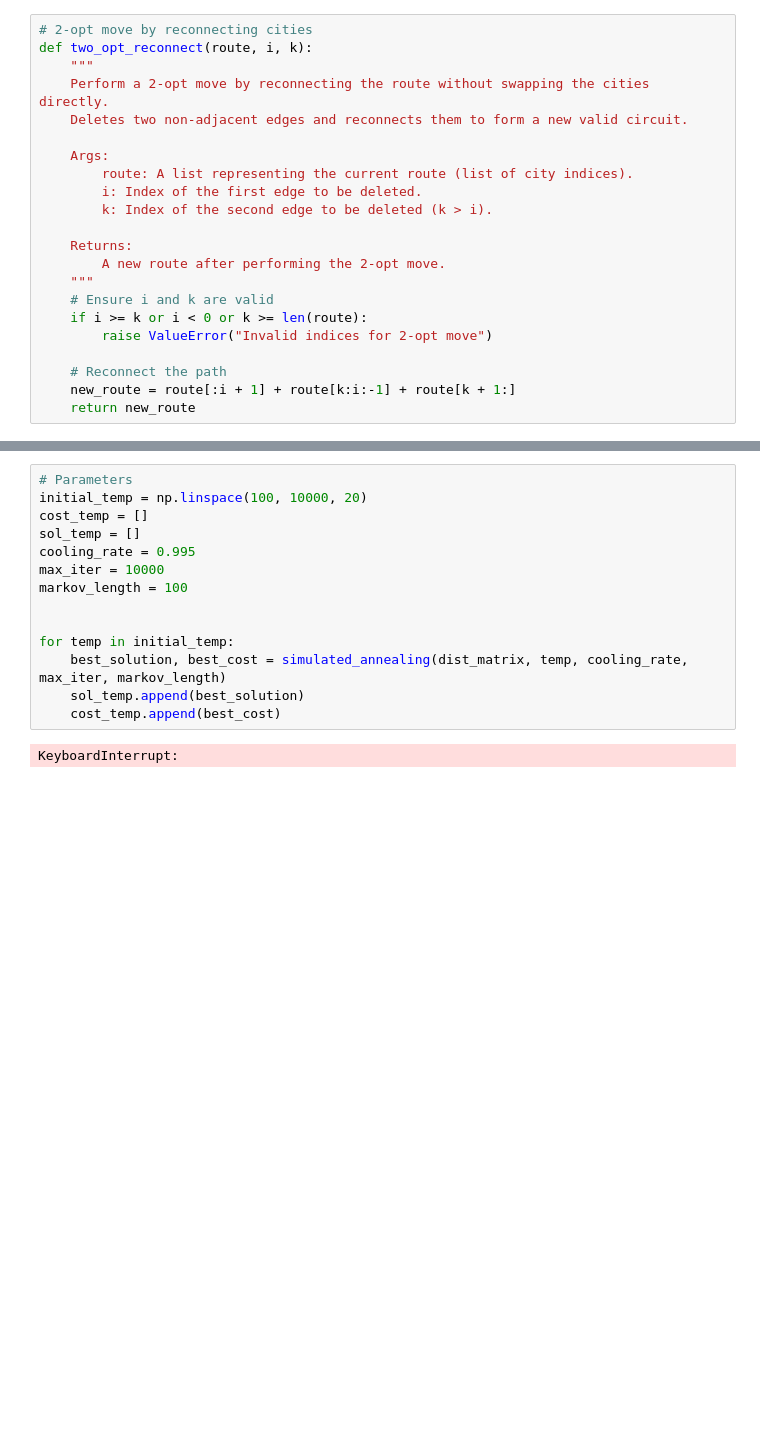
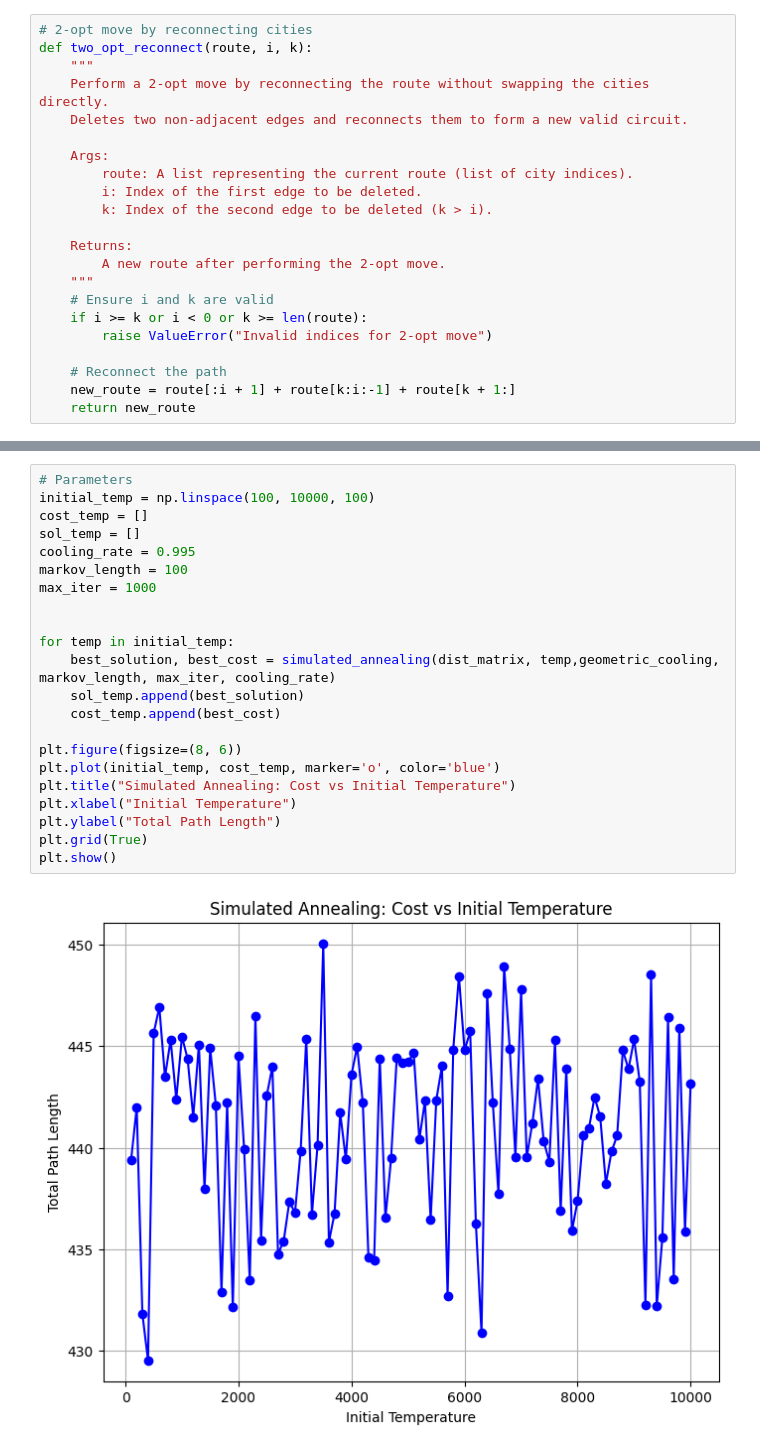
Before and after one commit to yoadvp-bit/Stochastic-simulations, a Jupyter notebook: assignment3.ipynb, the cells around one changed output, grey strips where cells are left out. Saved outputs shown, nothing was run; the diff lists cells and outputs as text; blank space fills up the shorter version.

```diff
--- a/assignment3.ipynb
+++ b/assignment3.ipynb
@@ -159,16 +184,24 @@ plot_tsp_path(coord, best_solution)
 # %%
 # Parameters
-initial_temp = np.linspace(100, 10000, 20)
+initial_temp = np.linspace(100, 10000, 100)
 cost_temp = []
 sol_temp = []
 cooling_rate = 0.995
-max_iter = 10000
 markov_length = 100
+max_iter = 1000
 
 
 for temp in initial_temp:
-    best_solution, best_cost = simulated_annealing(dist_matrix, temp, cooling_rate, max_iter, markov_length)
+    best_solution, best_cost = simulated_annealing(dist_matrix, temp,geometric_cooling, markov_length, max_iter, cooling_rate)
     sol_temp.append(best_solution)
     cost_temp.append(best_cost)
+
+plt.figure(figsize=(8, 6))
+plt.plot(initial_temp, cost_temp, marker='o', color='blue')
+plt.title("Simulated Annealing: Cost vs Initial Temperature")
+plt.xlabel("Initial Temperature")
+plt.ylabel("Total Path Length")
+plt.grid(True)
+plt.show()
 # %% [output]
-KeyboardInterrupt:
+[figure, added]
```
Also changed, not shown: parts of 9 cells of this notebook.
